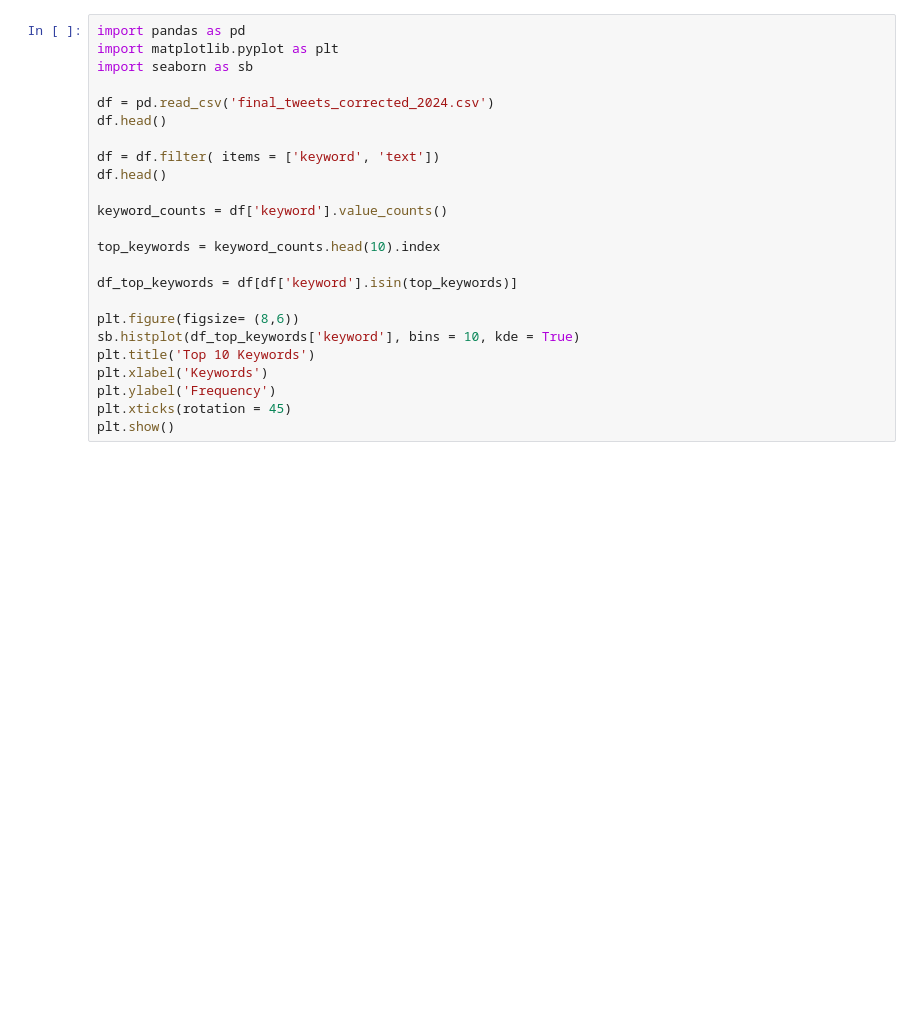
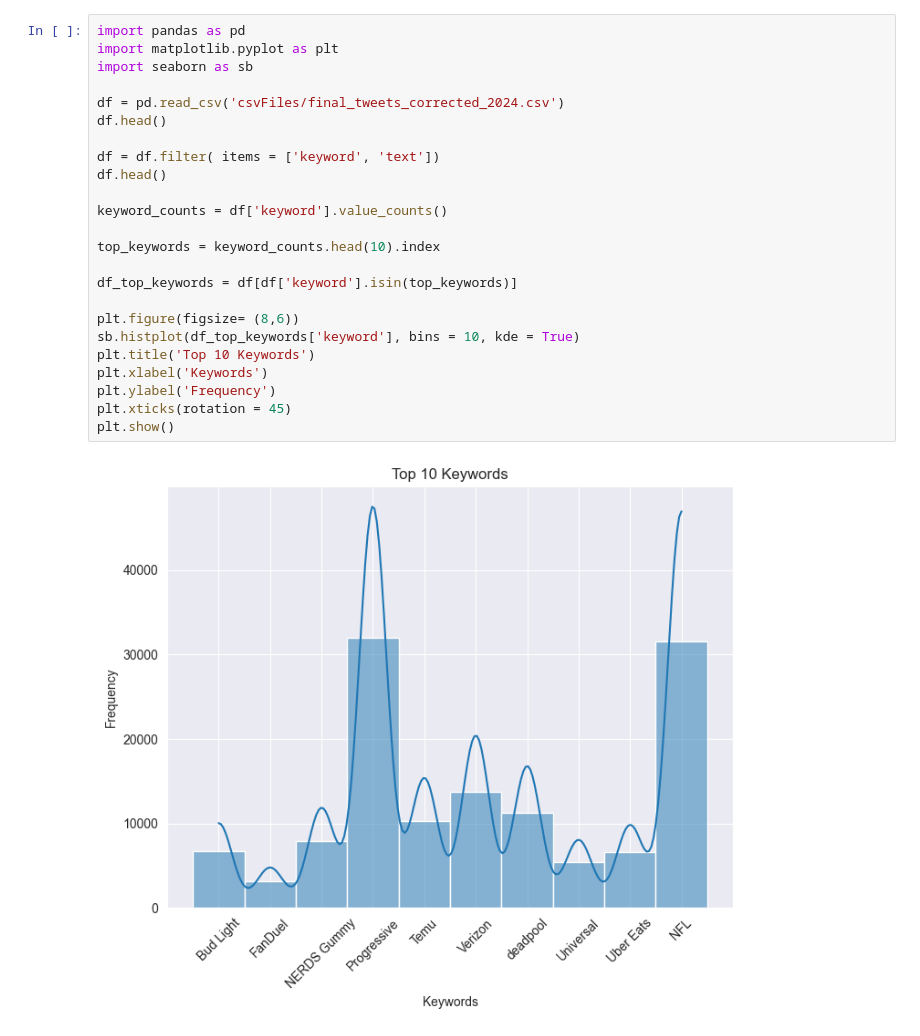
Before and after one commit to MattSebahar/GameDayAnalytics2024, a Jupyter notebook: pandasTest.ipynb, the cells around one changed output. Cells and saved outputs as stored; diff of their text form; blank space fills up the shorter version.

```diff
--- a/pandasTest.ipynb
+++ b/pandasTest.ipynb
@@ -1,24 +1,26 @@
 # %%
 import pandas as pd
 import matplotlib.pyplot as plt
 import seaborn as sb
 
-df = pd.read_csv('final_tweets_corrected_2024.csv')
+df = pd.read_csv('csvFiles/final_tweets_corrected_2024.csv')
 df.head()
 
 df = df.filter( items = ['keyword', 'text'])
 df.head()
 
 keyword_counts = df['keyword'].value_counts()
 
 top_keywords = keyword_counts.head(10).index
 
 df_top_keywords = df[df['keyword'].isin(top_keywords)]
 
 plt.figure(figsize= (8,6))
 sb.histplot(df_top_keywords['keyword'], bins = 10, kde = True)
 plt.title('Top 10 Keywords')
 plt.xlabel('Keywords')
 plt.ylabel('Frequency')
 plt.xticks(rotation = 45)
 plt.show()
+# %% [output]
+[figure, added]
```
Also changed, not shown: parts of 10 cells of this notebook, 6 other files.
